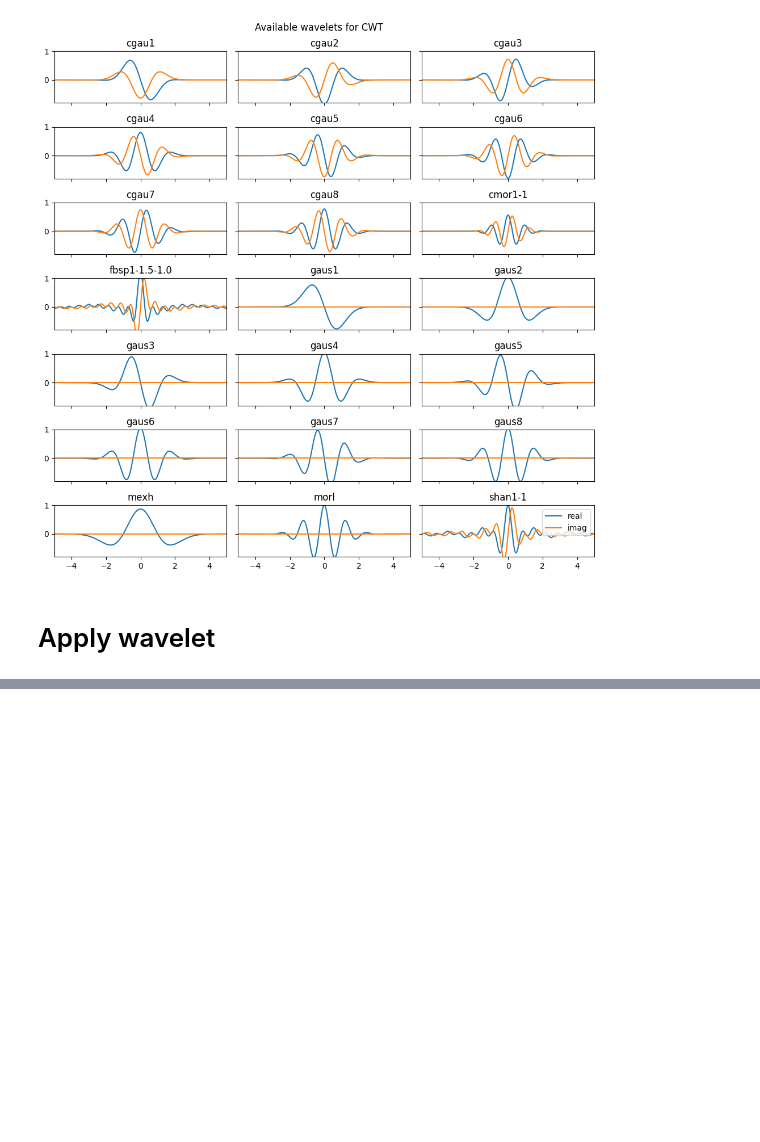
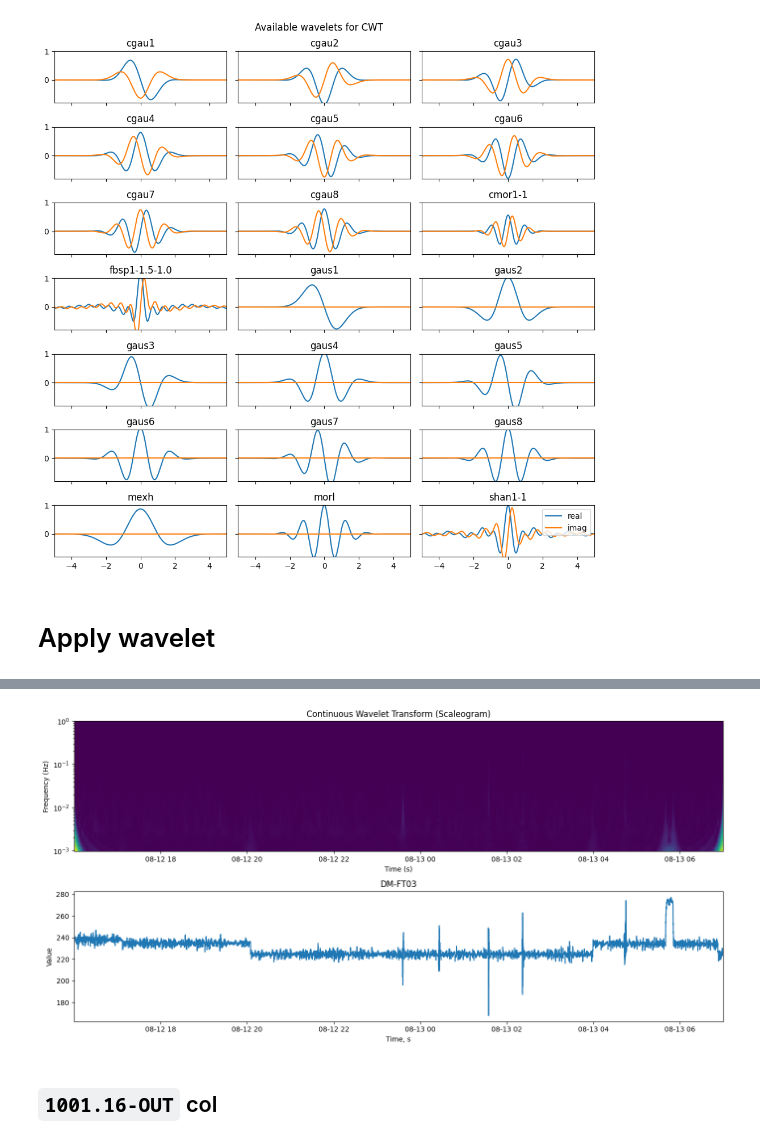
Before and after one commit to Felecort/HAI_Security, a Jupyter notebook: src/4_wavelet_exploration.ipynb, the cells around one changed output, grey strips where cells are left out. Saved outputs shown, nothing was run; the diff lists cells and outputs as text; code cells hidden in the pictures; blank space fills up the shorter version.

Commit message:
wavelet run

```diff
--- a/src/4_wavelet_exploration.ipynb
+++ b/src/4_wavelet_exploration.ipynb
@@ -154,0 +140,16 @@ dataset.head()
+# %%
+def plot_wavelet(freqs, cwtmatr, col):
+    fig, axs = plt.subplots(2, 1, figsize=(14, 7))
+    axs[0].pcolormesh(time, freqs, cwtmatr)
+    axs[0].set_yscale("log")
+    axs[0].set_xlabel("Time (s)")
+    axs[0].set_ylabel("Frequency (Hz)")
+    axs[0].set_title("Continuous Wavelet Transform (Scaleogram)")
+    # fig.colorbar(pcm, ax=axs[0])
+
+    plt.plot(time, dataset[col])
+    axs[1].set_xlim((time.min(), time.max()))
+    axs[1].set_xlabel("Time, s")
+    axs[1].set_ylabel("Value")
+    axs[1].set_title(col)
+    plt.tight_layout()
@@ -154,0 +178,14 @@ dataset.head()
+# %%
+wavelet = "fbsp2-1.5-1.0"
+widths = np.geomspace(1, 1024, num=100)
+sampling_period = np.diff(dataset['Timestamp']).mean() / np.timedelta64(1, 's')
+
+cwtmatr, freqs = pywt.cwt(dataset[col], widths, wavelet, sampling_period=sampling_period)
+# absolute take absolute value of complex result
+cwtmatr = np.abs(cwtmatr[:-1, :-1])
+# %%
+plot_wavelet(freqs, cwtmatr, col)
+# %% [output]
+[figure, added]
+# %% [markdown]
+## `1001.16-OUT` col
```
Also changed, not shown: parts of 44 cells of this notebook.
